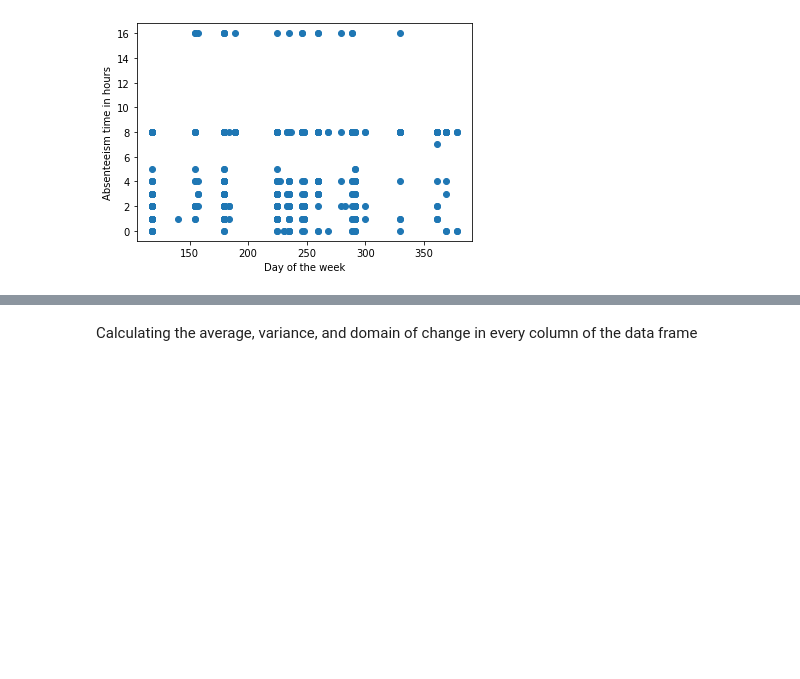
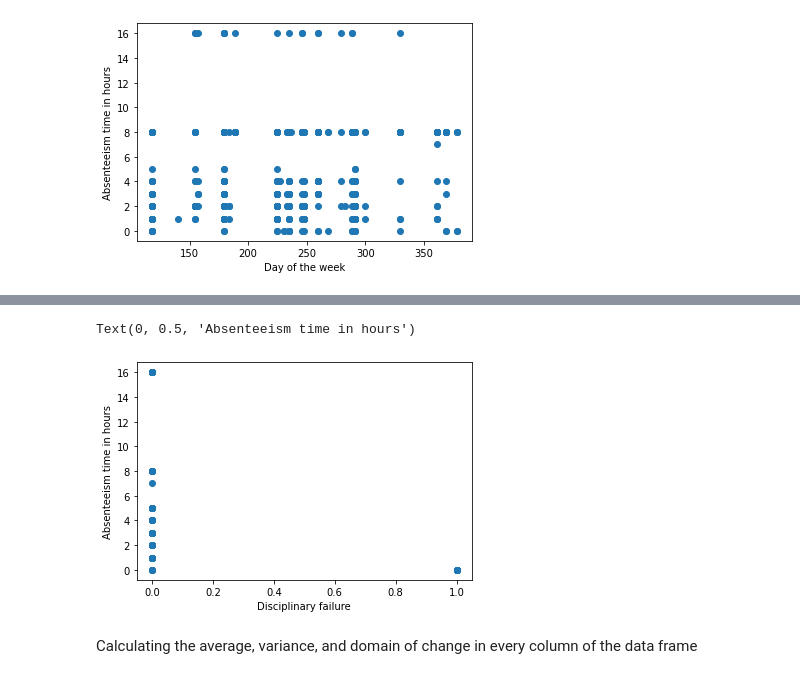
Before and after one commit to IamArmanNikkhah/DataMining-Absenteeism_at_Work, a Jupyter notebook: DataMining_Ex1.ipynb, the cells around one changed output, grey strips where cells are left out. Drawn from its saved outputs; the diff is of its cells as text; code cells hidden in the pictures; blank space fills up the shorter version.

```diff
--- a/DataMining_Ex1.ipynb
+++ b/DataMining_Ex1.ipynb
@@ -280,3 +287,10 @@ Text(0, 0.5, 'Absenteeism time in hours')
+# %%
+plt.scatter(df['Disciplinary failure'] , df['Absenteeism time in hours'])
+plt.xlabel('Disciplinary failure')
+plt.ylabel('Absenteeism time in hours')
+# %% [output]
+Text(0, 0.5, 'Absenteeism time in hours')
+[figure, added]
 # %% [markdown]
 Calculating the average, variance, and domain of change in every column of the data frame
 # %%
```
Also changed, not shown: parts of 1 cell of this notebook.
